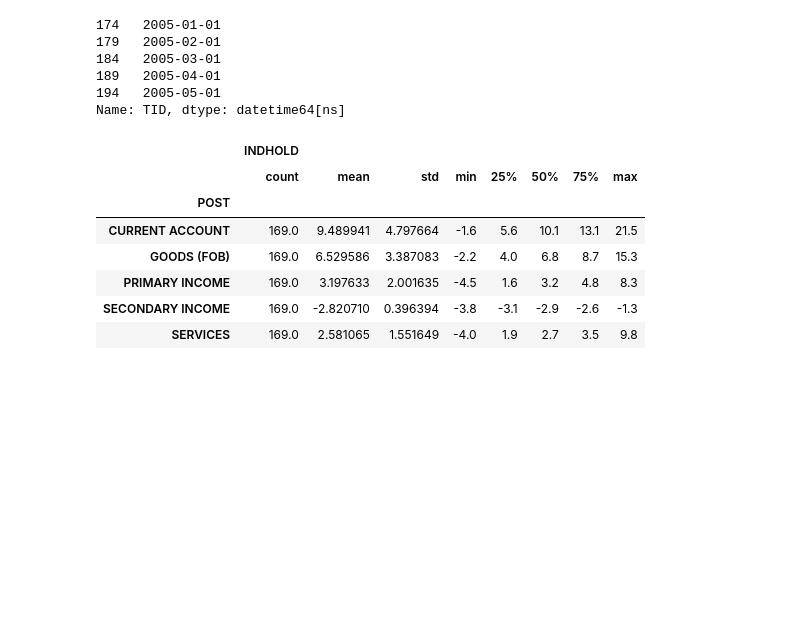
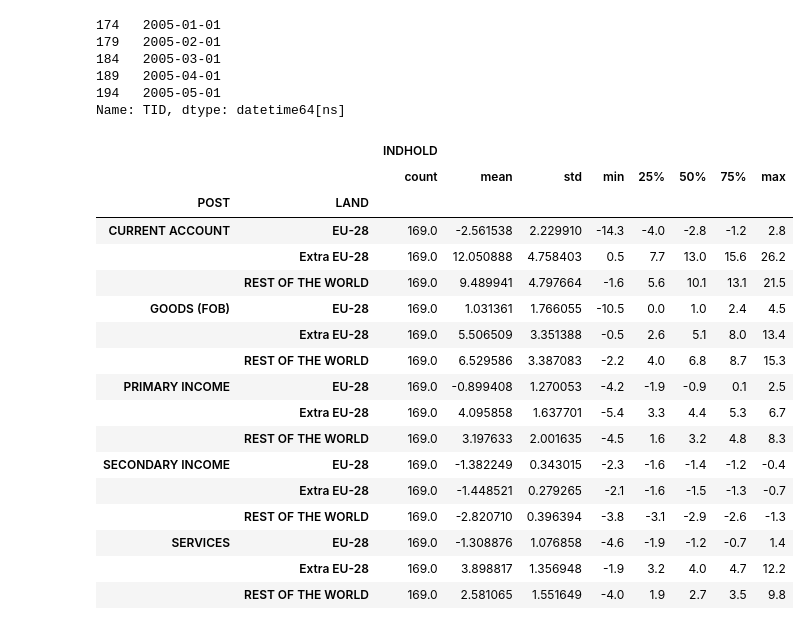
Before and after one commit to MartinBA741/Data_Project, a Jupyter notebook: Data Analysis Project.ipynb, the cells around one changed output. Cells and saved outputs as stored; diff of their text form; code cells hidden in the pictures; blank space fills up the shorter version.

```diff
--- a/Data Analysis Project.ipynb
+++ b/Data Analysis Project.ipynb
@@ -49,6 +49,9 @@ Var['values'][3][:10]
 [{'id': 'W1', 'text': 'REST OF THE WORLD'},
  {'id': 'B5', 'text': 'EU-28'},
  {'id': 'D5', 'text': 'Extra EU-28'}]
+# %%
+df1= Dst.get_data(table_id = 'BB1S', variables={'TID':['*'],
+                                               'SÆSON':['2'], 'LAND':['*'], 'POST':['*'], 'INDUDBOP':['N']})
 # %%
 df= Dst.get_data(table_id = 'BB1S', variables={'TID':['*'],
                                                'SÆSON':['2'], 'LAND':['W1'], 'POST':['*'], 'INDUDBOP':['N']})
@@ -83,15 +86,25 @@ PI['TID'].head()
 194   2005-05-01
 Name: TID, dtype: datetime64[ns]
 # %%
-df.groupby('POST').describe()
+df1.groupby(['POST','LAND']).describe()
 # %% [output]
-|  | INDHOLD |  |  |  |  |  |  |  |
-|  | count | mean | std | min | 25% | 50% | 75% | max |
-| POST |  |  |  |  |  |  |  |  |
-| CURRENT ACCOUNT | 169.0 | 9.489941 | 4.797664 | -1.6 | 5.6 | 10.1 | 13.1 | 21.5 |
-| GOODS (FOB) | 169.0 | 6.529586 | 3.387083 | -2.2 | 4.0 | 6.8 | 8.7 | 15.3 |
-| PRIMARY INCOME | 169.0 | 3.197633 | 2.001635 | -4.5 | 1.6 | 3.2 | 4.8 | 8.3 |
-| SECONDARY INCOME | 169.0 | -2.820710 | 0.396394 | -3.8 | -3.1 | -2.9 | -2.6 | -1.3 |
-| SERVICES | 169.0 | 2.581065 | 1.551649 | -4.0 | 1.9 | 2.7 | 3.5 | 9.8 |
+|  |  | INDHOLD |  |  |  |  |  |  |  |
+|  |  | count | mean | std | min | 25% | 50% | 75% | max |
+| POST | LAND |  |  |  |  |  |  |  |  |
+| CURRENT ACCOUNT | EU-28 | 169.0 | -2.561538 | 2.229910 | -14.3 | -4.0 | -2.8 | -1.2 | 2.8 |
+|  | Extra EU-28 | 169.0 | 12.050888 | 4.758403 | 0.5 | 7.7 | 13.0 | 15.6 | 26.2 |
+|  | REST OF THE WORLD | 169.0 | 9.489941 | 4.797664 | -1.6 | 5.6 | 10.1 | 13.1 | 21.5 |
+| GOODS (FOB) | EU-28 | 169.0 | 1.031361 | 1.766055 | -10.5 | 0.0 | 1.0 | 2.4 | 4.5 |
+|  | Extra EU-28 | 169.0 | 5.506509 | 3.351388 | -0.5 | 2.6 | 5.1 | 8.0 | 13.4 |
+|  | REST OF THE WORLD | 169.0 | 6.529586 | 3.387083 | -2.2 | 4.0 | 6.8 | 8.7 | 15.3 |
+| PRIMARY INCOME | EU-28 | 169.0 | -0.899408 | 1.270053 | -4.2 | -1.9 | -0.9 | 0.1 | 2.5 |
+|  | Extra EU-28 | 169.0 | 4.095858 | 1.637701 | -5.4 | 3.3 | 4.4 | 5.3 | 6.7 |
+|  | REST OF THE WORLD | 169.0 | 3.197633 | 2.001635 | -4.5 | 1.6 | 3.2 | 4.8 | 8.3 |
+| SECONDARY INCOME | EU-28 | 169.0 | -1.382249 | 0.343015 | -2.3 | -1.6 | -1.4 | -1.2 | -0.4 |
+|  | Extra EU-28 | 169.0 | -1.448521 | 0.279265 | -2.1 | -1.6 | -1.5 | -1.3 | -0.7 |
+|  | REST OF THE WORLD | 169.0 | -2.820710 | 0.396394 | -3.8 | -3.1 | -2.9 | -2.6 | -1.3 |
+| SERVICES | EU-28 | 169.0 | -1.308876 | 1.076858 | -4.6 | -1.9 | -1.2 | -0.7 | 1.4 |
+|  | Extra EU-28 | 169.0 | 3.898817 | 1.356948 | -1.9 | 3.2 | 4.0 | 4.7 | 12.2 |
+|  | REST OF THE WORLD | 169.0 | 2.581065 | 1.551649 | -4.0 | 1.9 | 2.7 | 3.5 | 9.8 |
 # %%
 # plt.style.use('seaborn')
```
Also changed, not shown: parts of 2 cells of this notebook.
